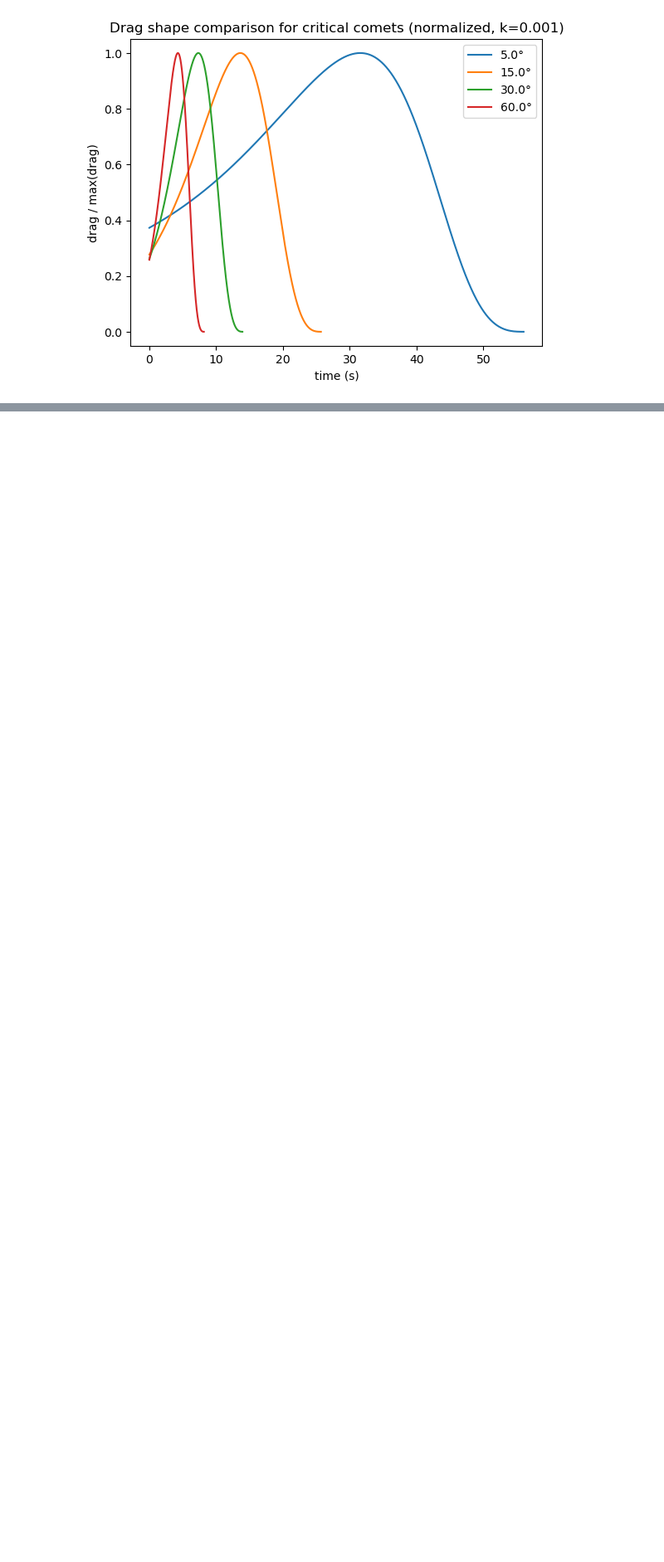
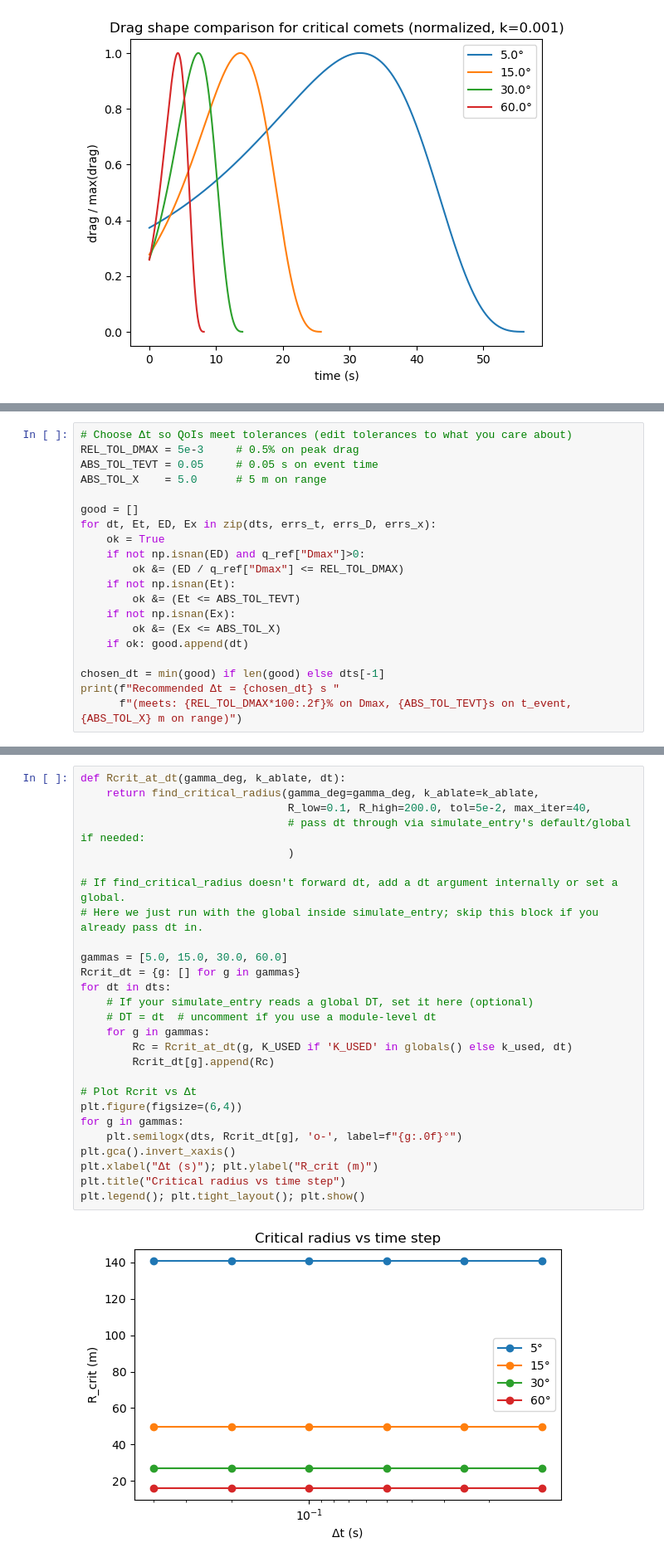
Before and after one commit to KyleCamden1/AE370_Group_Project, a Jupyter notebook: Group Project 1.ipynb, the cells around one changed output, grey strips where cells are left out. Shown at 83% size. Drawn from its saved outputs; the diff is of its cells as text; blank space fills up the shorter version.

```diff
--- a/Group Project 1.ipynb
+++ b/Group Project 1.ipynb
@@ -681,0 +832,20 @@ else:
+# %%
+# Choose Δt so QoIs meet tolerances (edit tolerances to what you care about)
+REL_TOL_DMAX = 5e-3     # 0.5% on peak drag
+ABS_TOL_TEVT = 0.05     # 0.05 s on event time
+ABS_TOL_X    = 5.0      # 5 m on range
+
+good = []
+for dt, Et, ED, Ex in zip(dts, errs_t, errs_D, errs_x):
+    ok = True
+    if not np.isnan(ED) and q_ref["Dmax"]>0:
+        ok &= (ED / q_ref["Dmax"] <= REL_TOL_DMAX)
+    if not np.isnan(Et):
+        ok &= (Et <= ABS_TOL_TEVT)
+    if not np.isnan(Ex):
+        ok &= (Ex <= ABS_TOL_X)
+    if ok: good.append(dt)
+
+chosen_dt = min(good) if len(good) else dts[-1]
+print(f"Recommended Δt = {chosen_dt} s "
+      f"(meets: {REL_TOL_DMAX*100:.2f}% on Dmax, {ABS_TOL_TEVT}s on t_event, {ABS_TOL_X} m on range)")
@@ -681,0 +854,29 @@ else:
+# %%
+def Rcrit_at_dt(gamma_deg, k_ablate, dt):
+    return find_critical_radius(gamma_deg=gamma_deg, k_ablate=k_ablate,
+                                R_low=0.1, R_high=200.0, tol=5e-2, max_iter=40,
+                                # pass dt through via simulate_entry's default/global if needed:
+                                )
+
+# If find_critical_radius doesn't forward dt, add a dt argument internally or set a global.
+# Here we just run with the global inside simulate_entry; skip this block if you already pass dt in.
+
+gammas = [5.0, 15.0, 30.0, 60.0]
+Rcrit_dt = {g: [] for g in gammas}
+for dt in dts:
+    # If your simulate_entry reads a global DT, set it here (optional)
+    # DT = dt  # uncomment if you use a module-level dt
+    for g in gammas:
+        Rc = Rcrit_at_dt(g, K_USED if 'K_USED' in globals() else k_used, dt)
+        Rcrit_dt[g].append(Rc)
+
+# Plot Rcrit vs Δt
+plt.figure(figsize=(6,4))
+for g in gammas:
+    plt.semilogx(dts, Rcrit_dt[g], 'o-', label=f"{g:.0f}°")
+plt.gca().invert_xaxis()
+plt.xlabel("Δt (s)"); plt.ylabel("R_crit (m)")
+plt.title("Critical radius vs time step")
+plt.legend(); plt.tight_layout(); plt.show()
+# %% [output]
+[figure, added]
```
Also changed, not shown: parts of 4 cells of this notebook.
